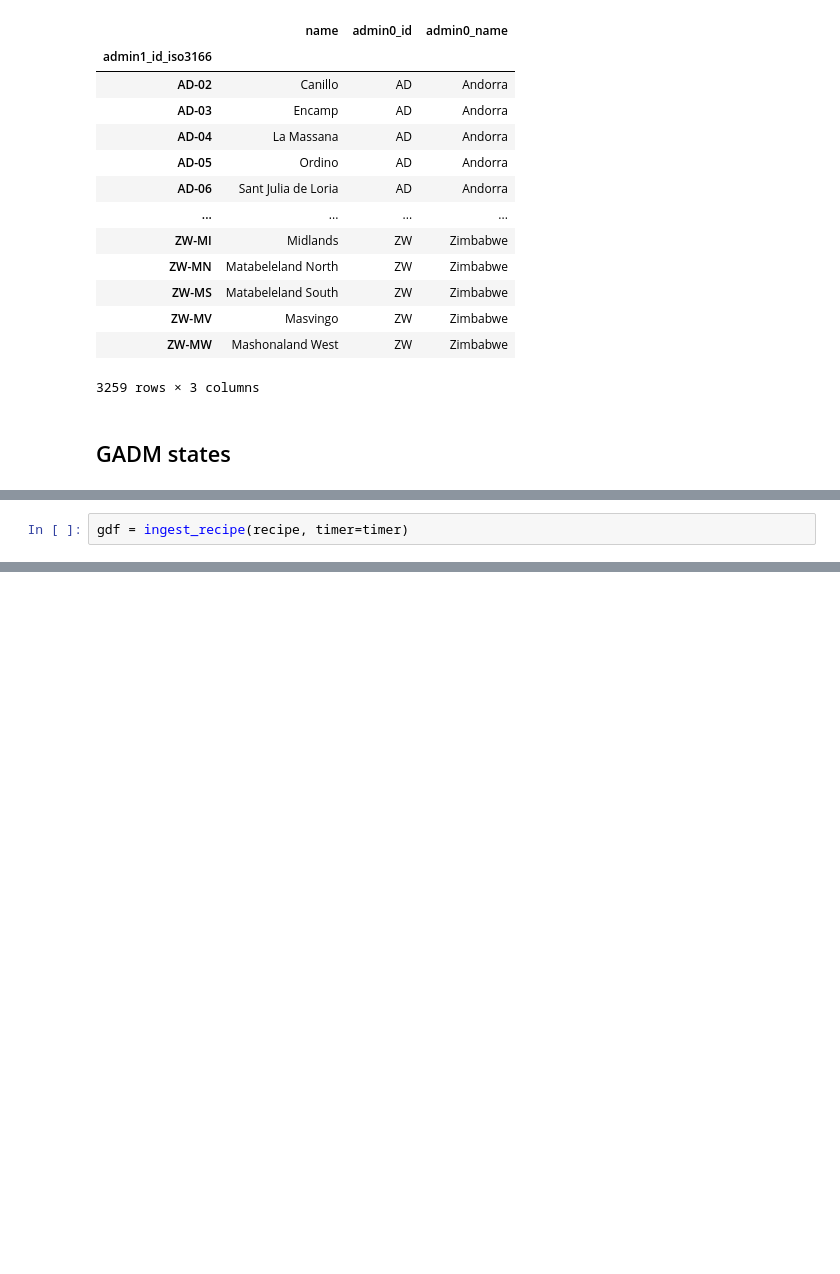
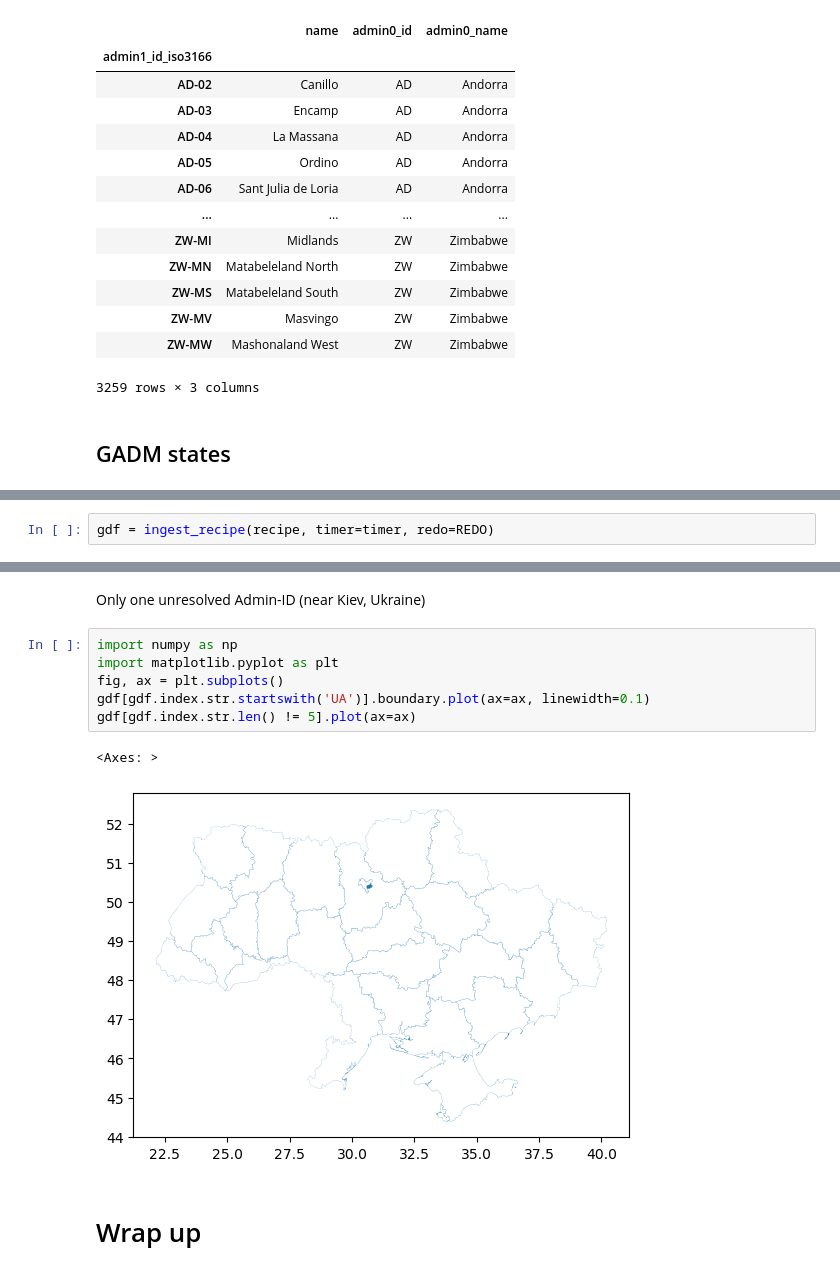
Before and after one commit to chrnolte/openplaces, a Jupyter notebook: notebooks/01_setup/03_prepare_administrative_units.ipynb, the cells around one changed output, grey strips where cells are left out. Drawn from its saved outputs; the diff is of its cells as text; blank space fills up the shorter version.

```diff
--- a/notebooks/01_setup/03_prepare_administrative_units.ipynb
+++ b/notebooks/01_setup/03_prepare_administrative_units.ipynb
@@ -156,5 +159,5 @@ set_index: admin1_id_gadm
 cache_filename: admin1
 simplify_coverage_tolerance: 0.1
 # %%
-gdf = ingest_recipe(recipe, timer=timer)
+gdf = ingest_recipe(recipe, timer=timer, redo=REDO)
 # %% [output]
@@ -190,3 +192,16 @@ gdf.sample(5).T
+# %% [markdown]
+Only one unresolved Admin-ID (near Kiev, Ukraine)
+# %%
+import numpy as np
+import matplotlib.pyplot as plt
+fig, ax = plt.subplots()
+gdf[gdf.index.str.startswith('UA')].boundary.plot(ax=ax, linewidth=0.1)
+gdf[gdf.index.str.len() != 5].plot(ax=ax)
+# %% [output]
+<Axes: >
+[figure, added]
+# %% [markdown]
+# Wrap up
 # %%
 timer.summary()
 timer.save()
```
Also changed, not shown: parts of 9 cells of this notebook, 6 other files.
